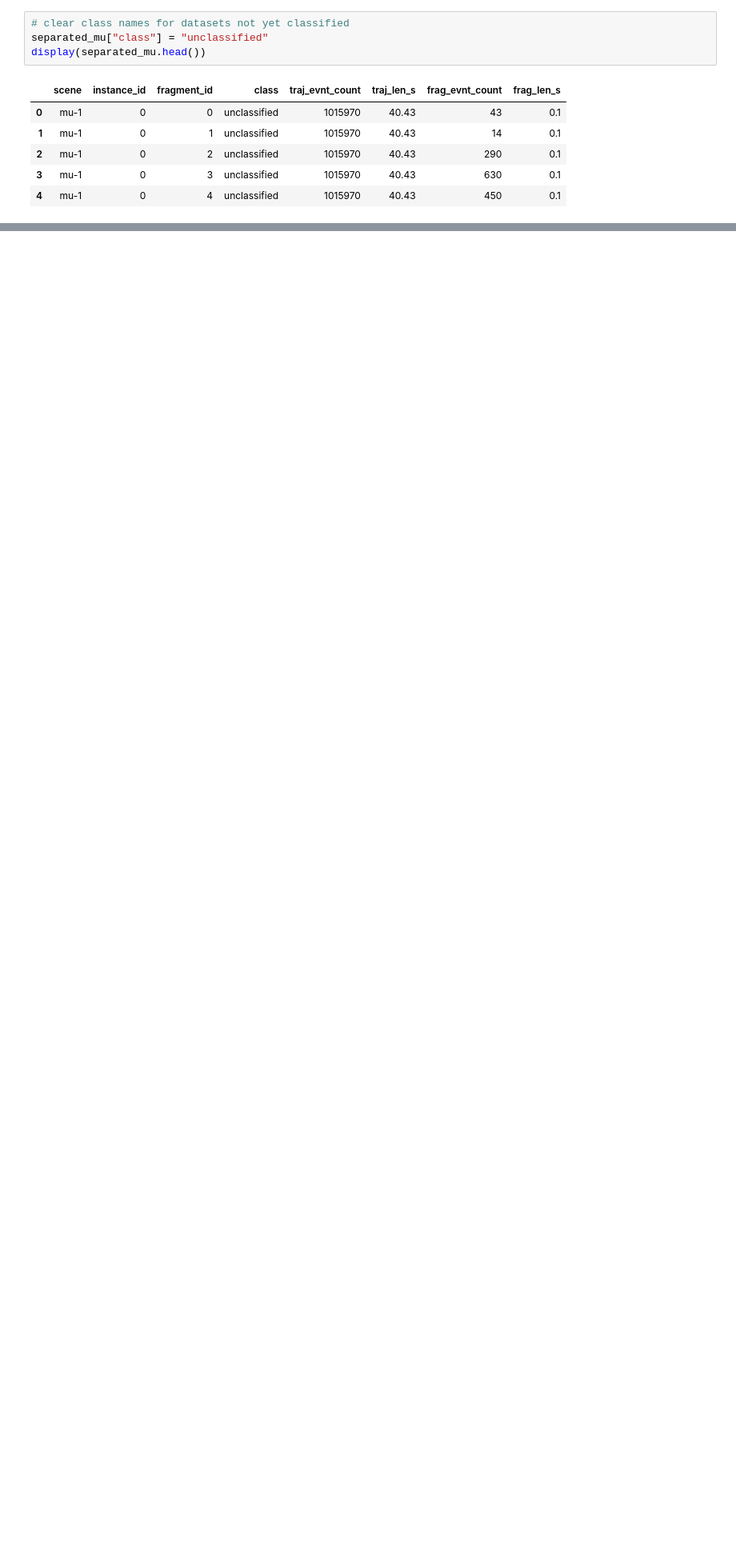
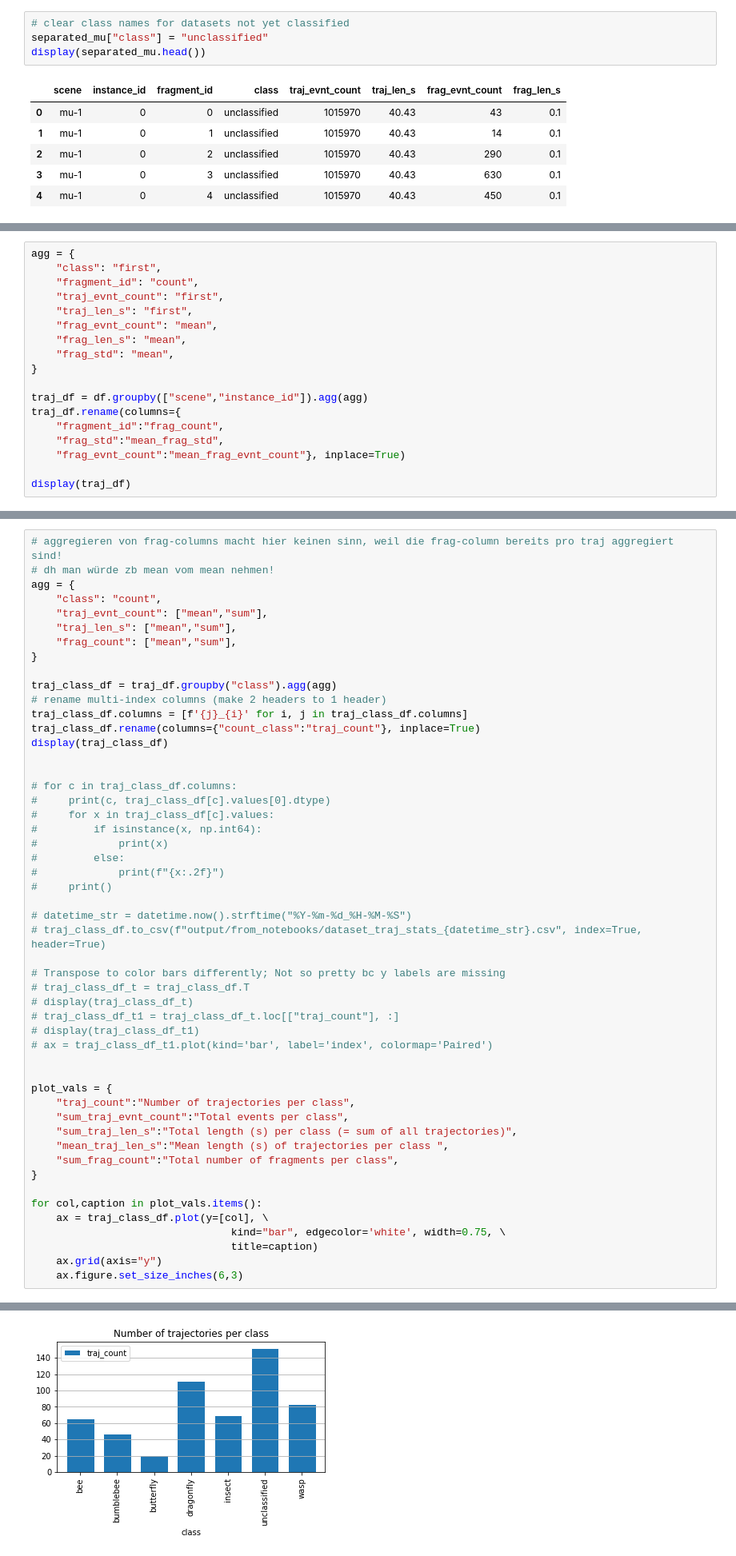
Before and after one commit to boeges/ma_point_cloud_processing, a Jupyter notebook: dataset_statistics.ipynb, the cells around one changed output, grey strips where cells are left out. Shown at 80% size. Cells and saved outputs as stored; diff of their text form; blank space fills up the shorter version.

```diff
--- a/dataset_statistics.ipynb
+++ b/dataset_statistics.ipynb
@@ -86,0 +91,18 @@ mu total fragments: 6383 , mu unclassified fragments: 3308
+# %%
+agg = {
+    "class": "first",
+    "fragment_id": "count",
+    "traj_evnt_count": "first",
+    "traj_len_s": "first",
+    "frag_evnt_count": "mean",
+    "frag_len_s": "mean",
+    "frag_std": "mean",
+}
+
+traj_df = df.groupby(["scene","instance_id"]).agg(agg)
+traj_df.rename(columns={
+    "fragment_id":"frag_count",
+    "frag_std":"mean_frag_std",
+    "frag_evnt_count":"mean_frag_evnt_count"}, inplace=True)
+
+display(traj_df)
@@ -86,0 +126,52 @@ mu total fragments: 6383 , mu unclassified fragments: 3308
+# %%
+# aggregieren von frag-columns macht hier keinen sinn, weil die frag-column bereits pro traj aggregiert sind!
+# dh man würde zb mean vom mean nehmen!
+agg = {
+    "class": "count",
+    "traj_evnt_count": ["mean","sum"],
+    "traj_len_s": ["mean","sum"],
+    "frag_count": ["mean","sum"],
+}
+
+traj_class_df = traj_df.groupby("class").agg(agg)
+# rename multi-index columns (make 2 headers to 1 header)
+traj_class_df.columns = [f'{j}_{i}' for i, j in traj_class_df.columns]
+traj_class_df.rename(columns={"count_class":"traj_count"}, inplace=True)
+display(traj_class_df)
+
+
+# for c in traj_class_df.columns:
+#     print(c, traj_class_df[c].values[0].dtype)
+#     for x in traj_class_df[c].values:
+#         if isinstance(x, np.int64):
+#             print(x)
+#         else:
+#             print(f"{x:.2f}")
+#     print()
+
+# datetime_str = datetime.now().strftime("%Y-%m-%d_%H-%M-%S")
+# traj_class_df.to_csv(f"output/from_notebooks/dataset_traj_stats_{datetime_str}.csv", index=True, header=True)
+
+# Transpose to color bars differently; Not so pretty bc y labels are missing
+# traj_class_df_t = traj_class_df.T
+# display(traj_class_df_t)
+# traj_class_df_t1 = traj_class_df_t.loc[["traj_count"], :]
+# display(traj_class_df_t1)
+# ax = traj_class_df_t1.plot(kind='bar', label='index', colormap='Paired')
+
+
+plot_vals = {
+    "traj_count":"Number of trajectories per class",
+    "sum_traj_evnt_count":"Total events per class",
+    "sum_traj_len_s":"Total length (s) per class (= sum of all trajectories)",
+    "mean_traj_len_s":"Mean length (s) of trajectories per class ",
+    "sum_frag_count":"Total number of fragments per class",
+}
+
+for col,caption in plot_vals.items():
+    ax = traj_class_df.plot(y=[col], \
+                                kind="bar", edgecolor='white', width=0.75, \
+                                title=caption)
+    ax.grid(axis="y")
+    ax.figure.set_size_inches(6,3)
+# %% [output]
@@ -86,0 +187 @@ mu total fragments: 6383 , mu unclassified fragments: 3308
+[figure, added]
```
Also changed, not shown: parts of 38 cells of this notebook.
